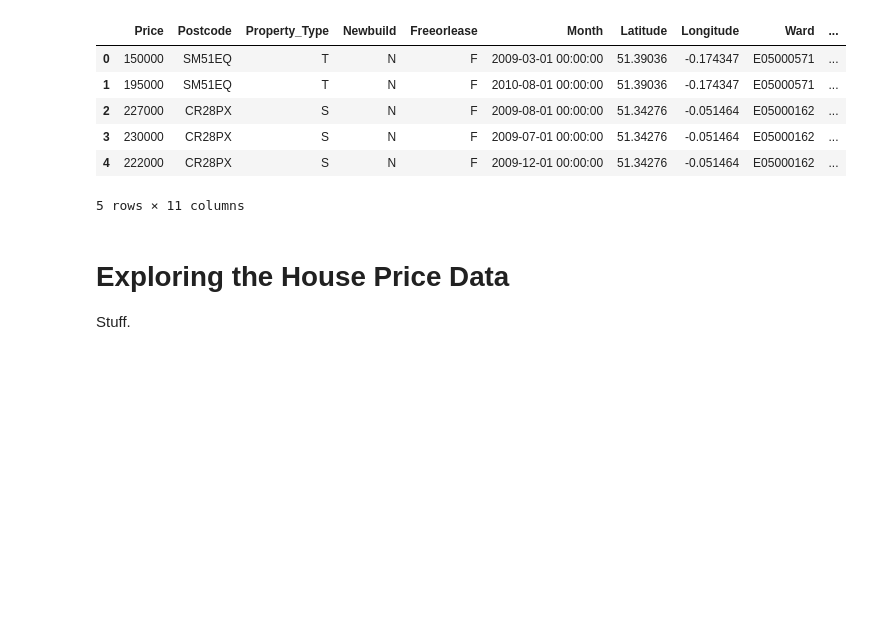
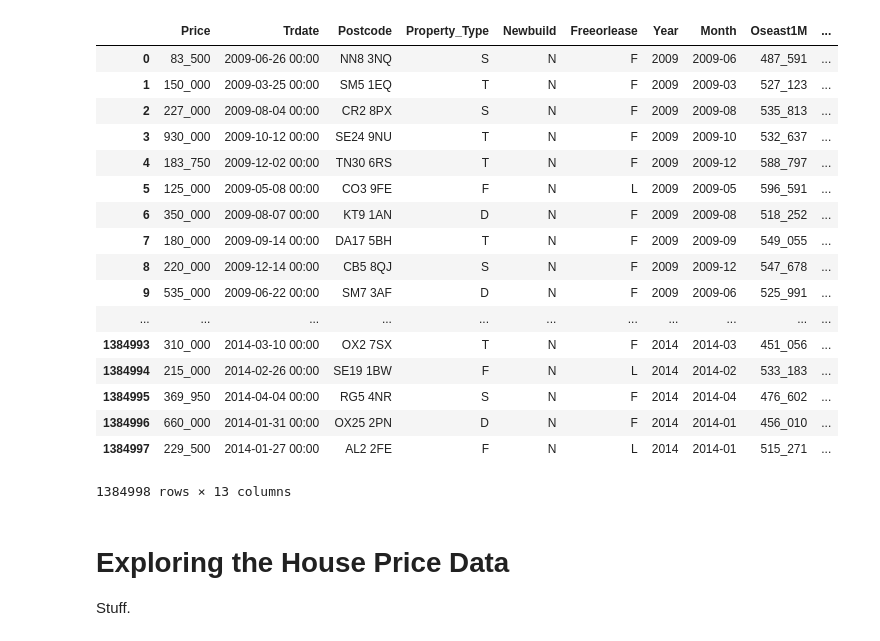
Before and after one commit to ijmbarr/SDC, a Jupyter notebook: Analysis/HousePriceExplore.ipynb, the cells around one changed output. Drawn from its saved outputs; the diff is of its cells as text; code cells hidden in the pictures; blank space fills up the shorter version.

```diff
--- a/Analysis/HousePriceExplore.ipynb
+++ b/Analysis/HousePriceExplore.ipynb
@@ -9,16 +6,31 @@ hpDirectory = "../Data/HousePriceData/"
+# %%
+mapDirectory = "../Data/Map/"
+hpDirectory = "/home/kdm11/Documents/Coding/python/twitter/DataChallenge/london2009-2014-house-prices/"
 # %%
-hp = pd.read_csv(hpDirectory + "HousePriceReduced.csv")
-del hp["Unnamed: 0"]
+hp = pd.read_csv(hpDirectory + "Houseprice_2009_100km_London.csv")
+# %%
+hp[:]
+# %% [output]
+|  | Price | Trdate | Postcode | Property_Type | Newbuild | Freeorlease | Year | Month | Oseast1M | ... |
+| 0 | 83_500 | 2009-06-26 00:00 | NN8 3NQ | S | N | F | 2009 | 2009-06 | 487_591 | ... |
+| 1 | 150_000 | 2009-03-25 00:00 | SM5 1EQ | T | N | F | 2009 | 2009-03 | 527_123 | ... |
+| 2 | 227_000 | 2009-08-04 00:00 | CR2 8PX | S | N | F | 2009 | 2009-08 | 535_813 | ... |
+| 3 | 930_000 | 2009-10-12 00:00 | SE24 9NU | T | N | F | 2009 | 2009-10 | 532_637 | ... |
+| 4 | 183_750 | 2009-12-02 00:00 | TN30 6RS | T | N | F | 2009 | 2009-12 | 588_797 | ... |
+| 5 | 125_000 | 2009-05-08 00:00 | CO3 9FE | F | N | L | 2009 | 2009-05 | 596_591 | ... |
+| 6 | 350_000 | 2009-08-07 00:00 | KT9 1AN | D | N | F | 2009 | 2009-08 | 518_252 | ... |
+| 7 | 180_000 | 2009-09-14 00:00 | DA17 5BH | T | N | F | 2009 | 2009-09 | 549_055 | ... |
+| 8 | 220_000 | 2009-12-14 00:00 | CB5 8QJ | S | N | F | 2009 | 2009-12 | 547_678 | ... |
+| 9 | 535_000 | 2009-06-22 00:00 | SM7 3AF | D | N | F | 2009 | 2009-06 | 525_991 | ... |
+| ... | ... | ... | ... | ... | ... | ... | ... | ... | ... | ... |
+| 1384993 | 310_000 | 2014-03-10 00:00 | OX2 7SX | T | N | F | 2014 | 2014-03 | 451_056 | ... |
+| 1384994 | 215_000 | 2014-02-26 00:00 | SE19 1BW | F | N | L | 2014 | 2014-02 | 533_183 | ... |
+| 1384995 | 369_950 | 2014-04-04 00:00 | RG5 4NR | S | N | F | 2014 | 2014-04 | 476_602 | ... |
+| 1384996 | 660_000 | 2014-01-31 00:00 | OX25 2PN | D | N | F | 2014 | 2014-01 | 456_010 | ... |
+| 1384997 | 229_500 | 2014-01-27 00:00 | AL2 2FE | F | N | L | 2014 | 2014-01 | 515_271 | ... |
+1384998 rows × 13 columns
 # %%
 hp.head()
-# %% [output]
-|  | Price | Postcode | Property_Type | Newbuild | Freeorlease | Month | Latitude | Longitude | Ward | ... |
-| 0 | 150000 | SM51EQ | T | N | F | 2009-03-01 00:00:00 | 51.39036 | -0.174347 | E05000571 | ... |
-| 1 | 195000 | SM51EQ | T | N | F | 2010-08-01 00:00:00 | 51.39036 | -0.174347 | E05000571 | ... |
-| 2 | 227000 | CR28PX | S | N | F | 2009-08-01 00:00:00 | 51.34276 | -0.051464 | E05000162 | ... |
-| 3 | 230000 | CR28PX | S | N | F | 2009-07-01 00:00:00 | 51.34276 | -0.051464 | E05000162 | ... |
-| 4 | 222000 | CR28PX | S | N | F | 2009-12-01 00:00:00 | 51.34276 | -0.051464 | E05000162 | ... |
-5 rows × 11 columns
 # %% [markdown]
 Exploring the House Price Data
 ==============================
```
Also changed, not shown: parts of 1 cell of this notebook, 2 other files.
